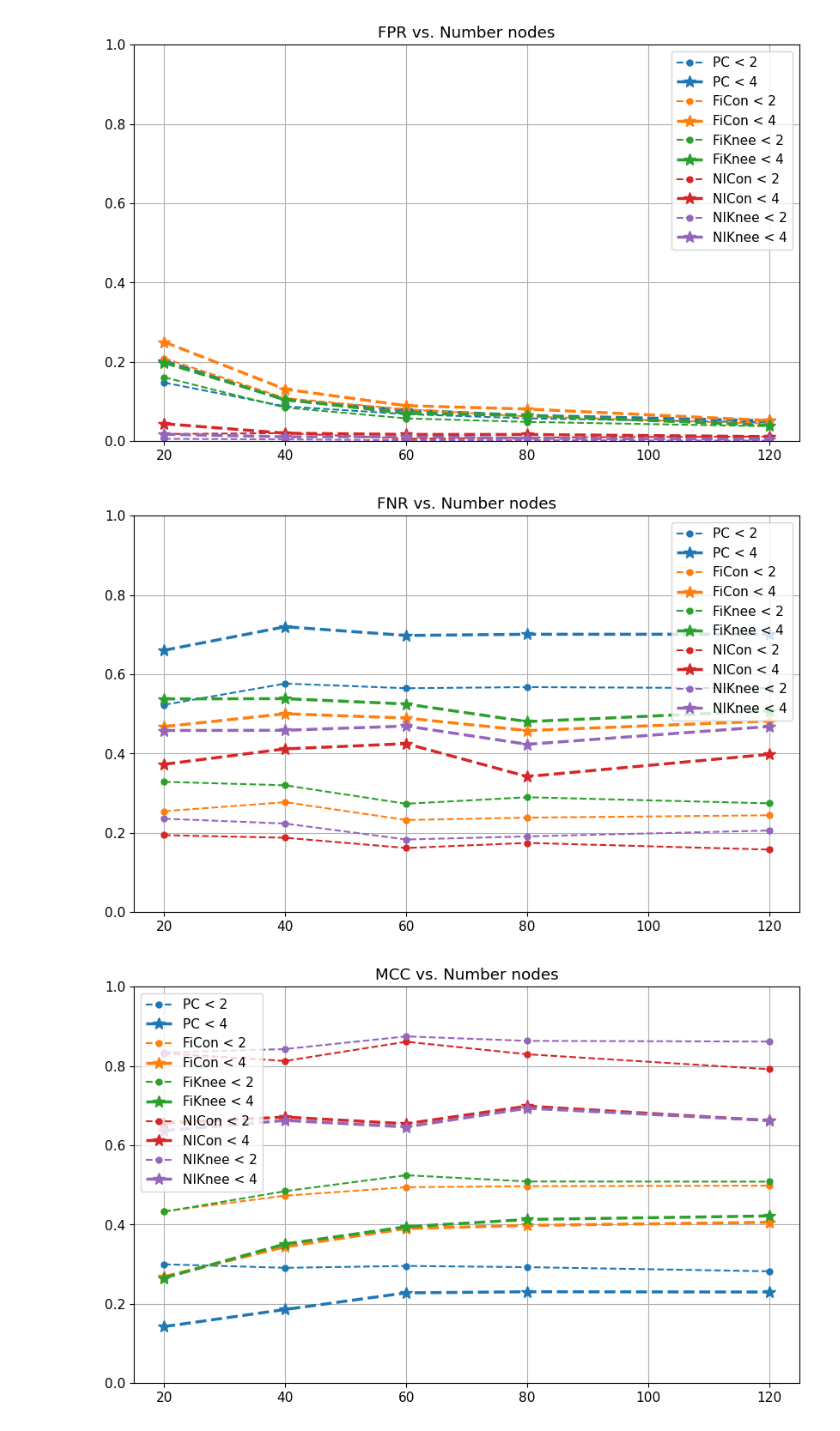
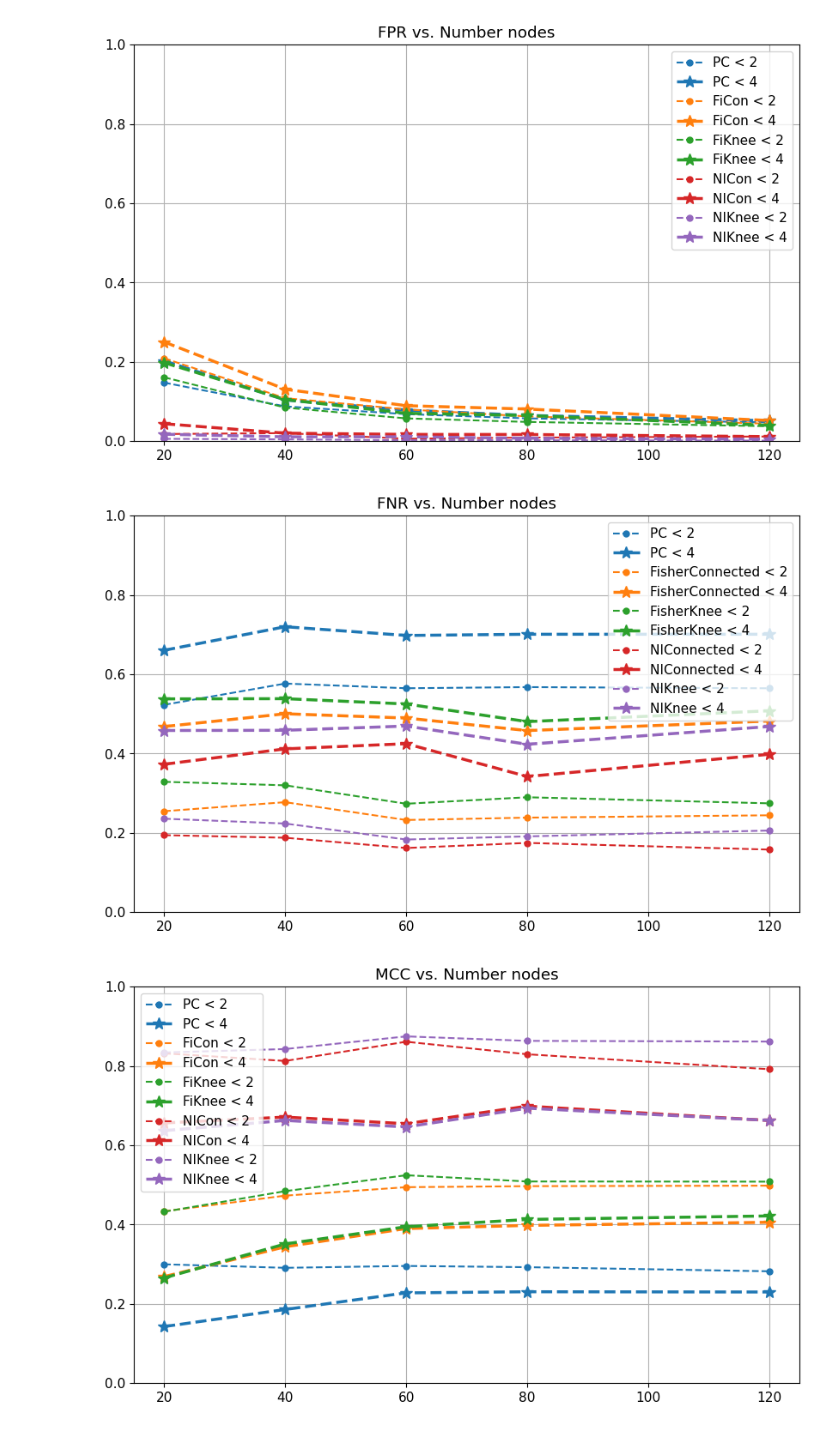
Before and after one commit to F-Barroso/Inference, a Jupyter notebook: Synthetic Data_ReviewAuto.ipynb, the cells around one changed output. Cells and saved outputs as stored; diff of their text form; code cells hidden in the pictures.

```diff
--- a/Synthetic Data_ReviewAuto.ipynb
+++ b/Synthetic Data_ReviewAuto.ipynb
@@ -300,6 +295,7 @@ data = np.loadtxt("sythmeasures_data.txt")
 # %%
 pl.figure(figsize=(10,6))
 colors=['tab:blue','tab:orange','tab:green','tab:red','tab:purple']
+legends=['PC', 'FisherConnected', 'FisherKnee', 'NIConnected', 'NIKnee']
 columns=[2,8,14,20,26]
 for i in range(5):
     pl.plot(np.unique(data[:,0]),
@@ -317,6 +313,7 @@ pl.show()
 # %%
 pl.figure(figsize=(10,6))
 colors=['tab:blue','tab:orange','tab:green','tab:red','tab:purple']
+legends=['PC', 'FisherConnected', 'FisherKnee', 'NIConnected', 'NIKnee']
 columns=[3,9,15,21,27]
 for i in range(5):
     pl.plot(np.unique(data[:,0]),
@@ -334,21 +331,21 @@ pl.show()
 # %%
 pl.figure(figsize=(10,6))
 colors=['tab:blue','tab:orange','tab:green','tab:red','tab:purple']
+legends=['PC', 'FisherConnected', 'FisherKnee', 'NIConnected', 'NIKnee']
 columns=[4,10,16,22,28]
-legends=['PC','FiCon','FiKnee','NICon','NIKnee']
 for i in range(5):
     pl.plot(np.unique(data[:,0]),
             np.array([np.mean(data[(data[:,0]==n_nodes)&(data[:,1]<2)],axis=0)[columns[i]] for n_nodes in np.unique(data[:,0])]),
             '.--',color=colors[i],markersize=10,label=legends[i] + ' < 2')
     pl.plot(np.unique(data[:,0]),
         np.array([np.mean(data[(data[:,0]==n_nodes)&(data[:,1]>2)&(data[:,1]<4)],axis=0)[columns[i]] for n_nodes in np.unique(data[:,0])]),
         '*--',color=colors[i],linewidth=2.5,markersize=10,label=legends[i] + ' < 4')
 pl.title("FNR vs. Number nodes")
 pl.ylim(0,1)
 pl.grid(),pl.legend()
 pl.show()
 # %% [output]
-[figure, old version]
+[figure, new version]
 # %%
 pl.figure(figsize=(10,6))
 colors=['tab:blue','tab:orange','tab:green','tab:red','tab:purple']
```
Also changed, not shown: parts of 4 cells of this notebook.
